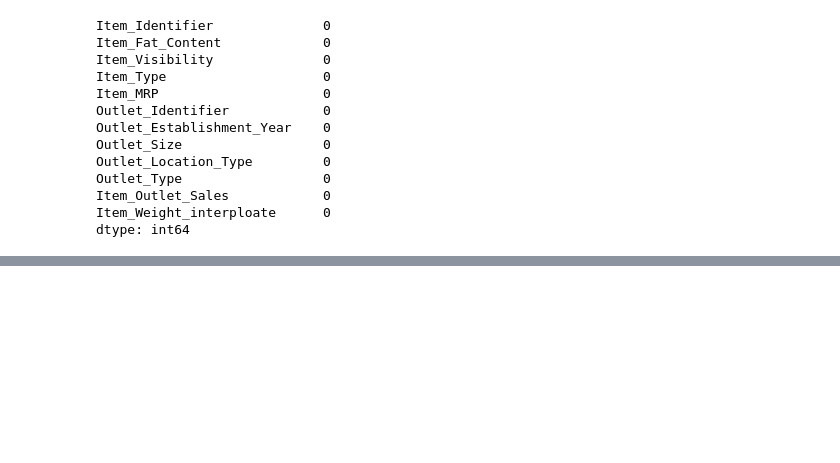
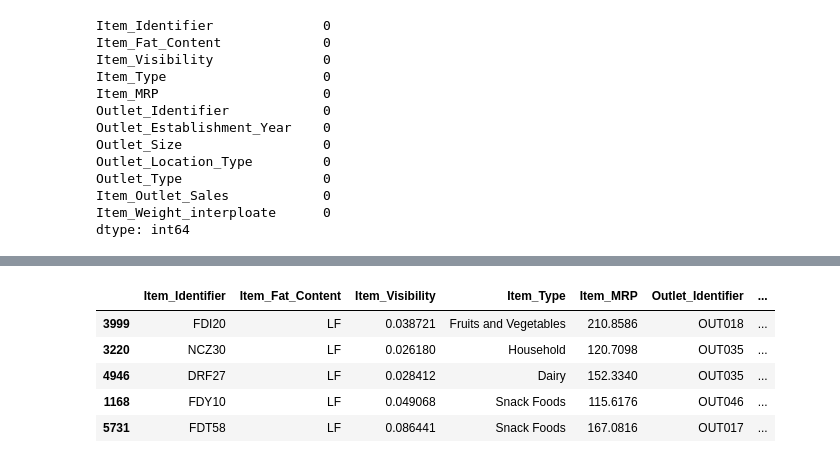
Before and after one commit to hmtalha786/Movie-Recommendation-System, a Jupyter notebook: Project_1_Big_Mart_Sales_Prediction/Code.ipynb, the cells around one changed output, grey strips where cells are left out. Drawn from its saved outputs; the diff is of its cells as text; code cells hidden in the pictures; blank space fills up the shorter version.

```diff
--- a/Project_1_Big_Mart_Sales_Prediction/Code.ipynb
+++ b/Project_1_Big_Mart_Sales_Prediction/Code.ipynb
@@ -304,0 +361,9 @@ Finally all the missing values has been eliminated.
+# %%
+data.sample(5)
+# %% [output]
+|  | Item_Identifier | Item_Fat_Content | Item_Visibility | Item_Type | Item_MRP | Outlet_Identifier | ... |
+| 3999 | FDI20 | LF | 0.038721 | Fruits and Vegetables | 210.8586 | OUT018 | ... |
+| 3220 | NCZ30 | LF | 0.026180 | Household | 120.7098 | OUT035 | ... |
+| 4946 | DRF27 | LF | 0.028412 | Dairy | 152.3340 | OUT035 | ... |
+| 1168 | FDY10 | LF | 0.049068 | Snack Foods | 115.6176 | OUT046 | ... |
+| 5731 | FDT58 | LF | 0.086441 | Snack Foods | 167.0816 | OUT017 | ... |
```
Also changed, not shown: parts of 68 cells of this notebook.
